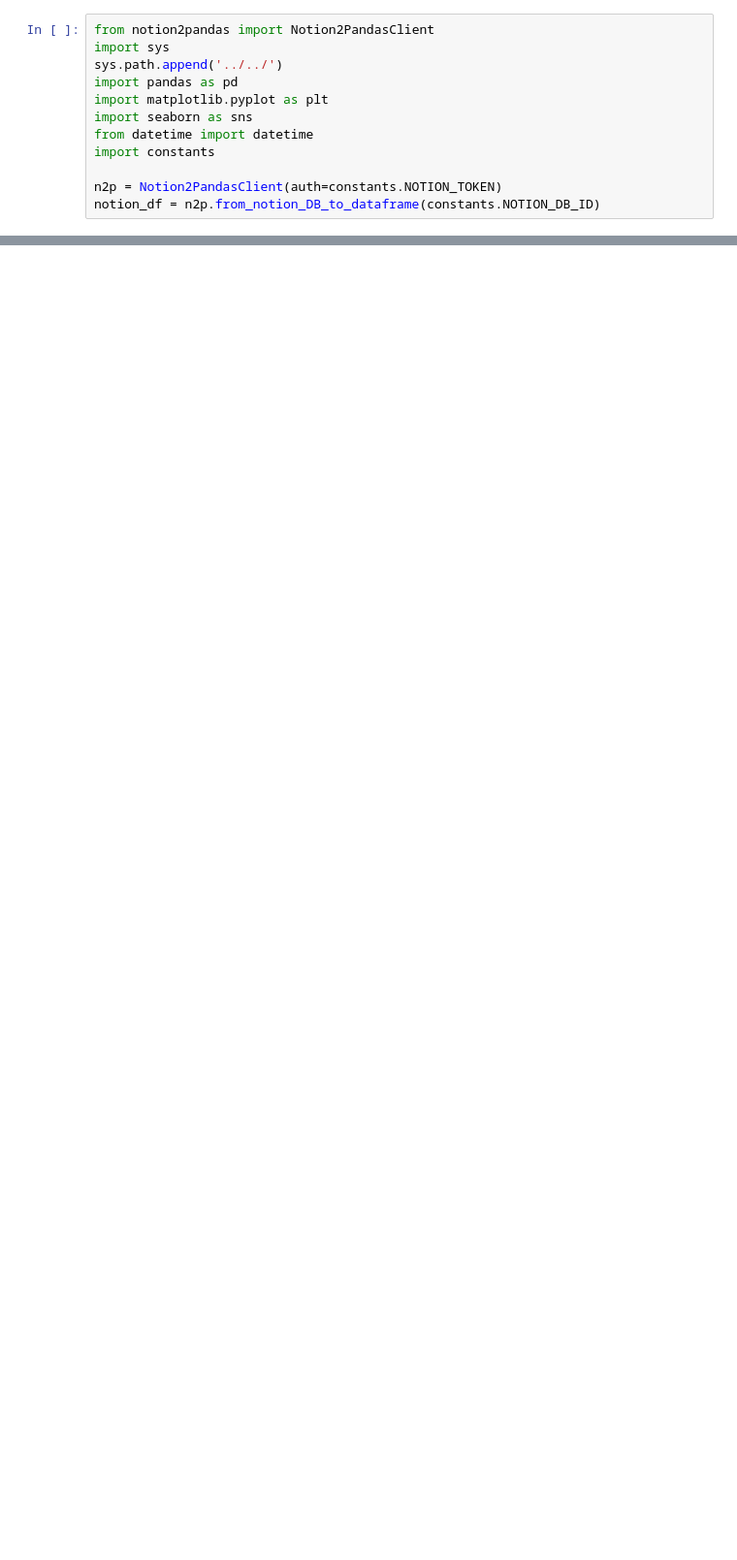
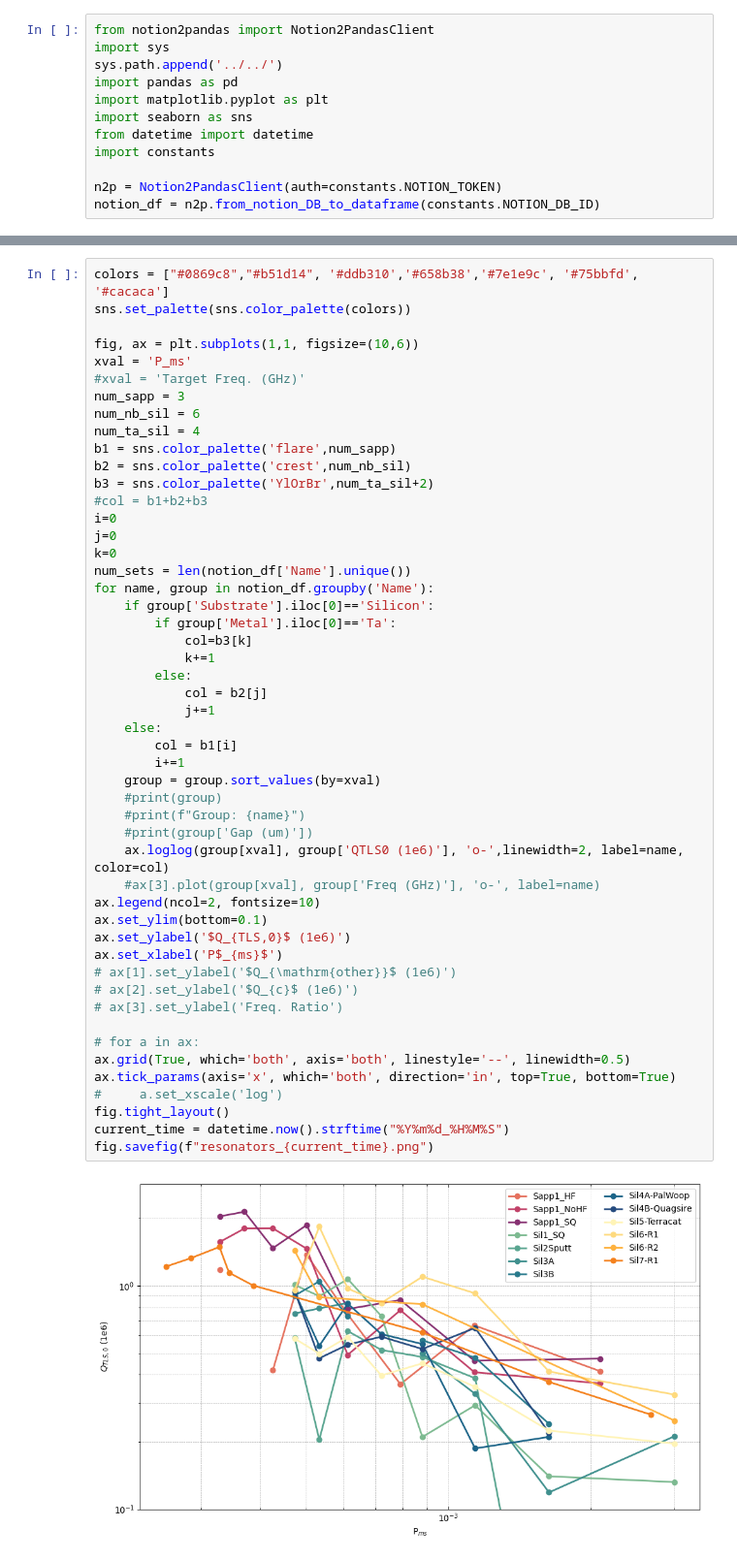
Before and after one commit to eesh-gupta/scresonators, a Jupyter notebook: dbs/load_res_database.ipynb, the cells around one changed output, grey strips where cells are left out. Shown: that part at 97% size. Saved outputs shown, nothing was run; the diff lists cells and outputs as text; blank space fills up the shorter version.

```diff
--- a/dbs/load_res_database.ipynb
+++ b/dbs/load_res_database.ipynb
@@ -63,0 +208,52 @@ fig.savefig(f"resonators_{current_time}.png")
+# %%
+colors = ["#0869c8","#b51d14", '#ddb310','#658b38','#7e1e9c', '#75bbfd', '#cacaca']
+sns.set_palette(sns.color_palette(colors))
+
+fig, ax = plt.subplots(1,1, figsize=(10,6))
+xval = 'P_ms'
+#xval = 'Target Freq. (GHz)'
+num_sapp = 3
+num_nb_sil = 6
+num_ta_sil = 4
+b1 = sns.color_palette('flare',num_sapp)
+b2 = sns.color_palette('crest',num_nb_sil)
+b3 = sns.color_palette('YlOrBr',num_ta_sil+2)
+#col = b1+b2+b3
+i=0
+j=0
+k=0
+num_sets = len(notion_df['Name'].unique())
+for name, group in notion_df.groupby('Name'):
+    if group['Substrate'].iloc[0]=='Silicon':
+        if group['Metal'].iloc[0]=='Ta':
+            col=b3[k]
+            k+=1
+        else:
+            col = b2[j]
+            j+=1
+    else:
+        col = b1[i]
+        i+=1
+    group = group.sort_values(by=xval)
+    #print(group)
+    #print(f"Group: {name}")
+    #print(group['Gap (um)'])
+    ax.loglog(group[xval], group['QTLS0 (1e6)'], 'o-',linewidth=2, label=name, color=col)
+    #ax[3].plot(group[xval], group['Freq (GHz)'], 'o-', label=name)
+ax.legend(ncol=2, fontsize=10)
+ax.set_ylim(bottom=0.1)
+ax.set_ylabel('$Q_{TLS,0}$ (1e6)')
+ax.set_xlabel('P$_{ms}$')
+# ax[1].set_ylabel('$Q_{\mathrm{other}}$ (1e6)')
+# ax[2].set_ylabel('$Q_{c}$ (1e6)')
+# ax[3].set_ylabel('Freq. Ratio')
+
+# for a in ax:
+ax.grid(True, which='both', axis='both', linestyle='--', linewidth=0.5)
+ax.tick_params(axis='x', which='both', direction='in', top=True, bottom=True)
+#     a.set_xscale('log')
+fig.tight_layout()
+current_time = datetime.now().strftime("%Y%m%d_%H%M%S")
+fig.savefig(f"resonators_{current_time}.png")
+# %% [output]
+[figure, added]
```
Also changed, not shown: parts of 10 cells of this notebook, 6 other files.
